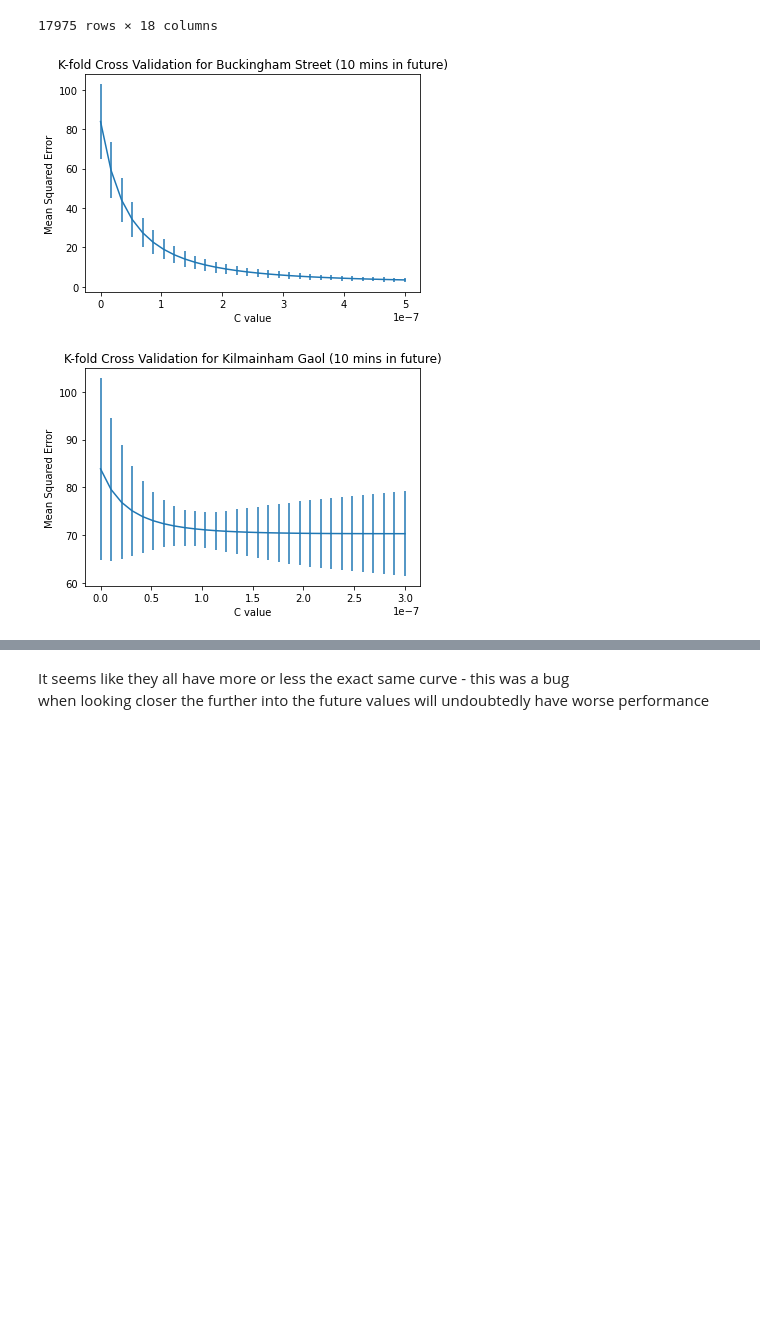
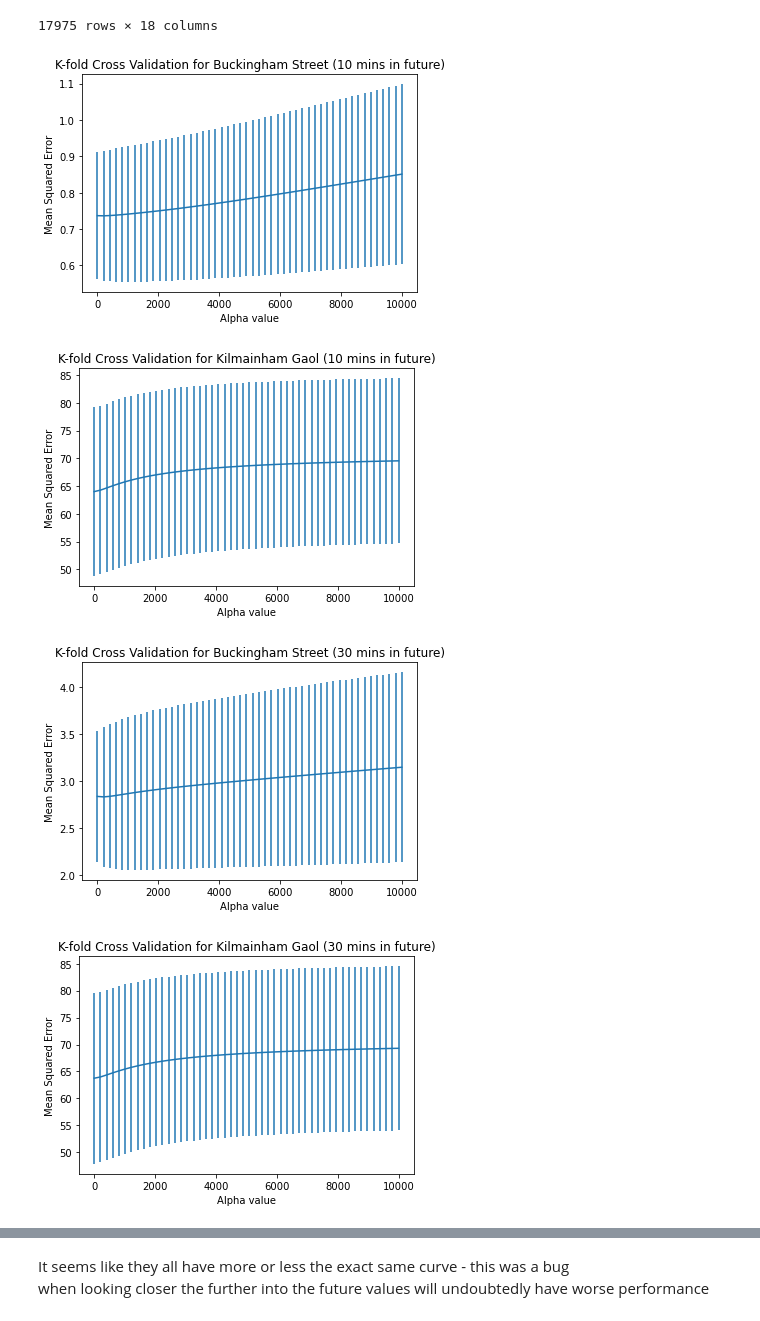
Before and after one commit to daltHub/Final-Assignment, a Jupyter notebook: ridge.ipynb, the cells around one changed output, grey strips where cells are left out. Saved outputs shown, nothing was run; the diff lists cells and outputs as text; code cells hidden in the pictures; blank space fills up the shorter version.

```diff
--- a/ridge.ipynb
+++ b/ridge.ipynb
@@ -189,8 +157,18 @@ def Kfold_for_alpha_ridge(X_features, y_features, alpha_range, title:str):
-# %%
-C_range = np.linspace(0.00000000001, 5e-7,num=30)
-Kfold_for_C_ridge(X1,Y1,C_range, 'K-fold Cross Validation for Buckingham Street (10 mins in future)')
-C_range = np.linspace(0.00000000001, 3e-7,num=30)
-Kfold_for_C_ridge(X2,Y2,C_range, 'K-fold Cross Validation for Kilmainham Gaol (10 mins in future)')
-# %% [output]
-[figure, removed]
-[figure, removed]
+# %%
+alphas = np.linspace(0.00000000001, 10000,num=50)
+ml.Kfold_for_alpha_ridge(X1, Y1, alphas,'K-fold Cross Validation for Buckingham Street (10 mins in future)')
+alphas = np.linspace(0.00000000001, 10000,num=50)
+ml.Kfold_for_alpha_ridge(X2, Y2, alphas,'K-fold Cross Validation for Kilmainham Gaol (10 mins in future)')
+alphas = np.linspace(0.00000000001, 10000,num=50)
+ml.Kfold_for_alpha_ridge(X3, Y3, alphas,'K-fold Cross Validation for Buckingham Street (30 mins in future)')
+alphas = np.linspace(0.00000000001, 10000,num=50)
+ml.Kfold_for_alpha_ridge(X4, Y4, alphas,'K-fold Cross Validation for Kilmainham Gaol (30 mins in future)')
+alphas = np.linspace(0.00000000001, 10000,num=50)
+ml.Kfold_for_alpha_ridge(X5, Y5, alphas,'K-fold Cross Validation for Buckingham Street (60 mins in future)')
+alphas = np.linspace(0.00000000001, 10000,num=50)
+ml.Kfold_for_alpha_ridge(X6, Y6, alphas,'K-fold Cross Validation for Kilmainham Gaol (60 mins in future)')
+# %% [output]
+[figure, added]
+[figure, added]
+[figure, added]
+[figure, added]
```
Also changed, not shown: parts of 17 cells of this notebook, 1 other file.
